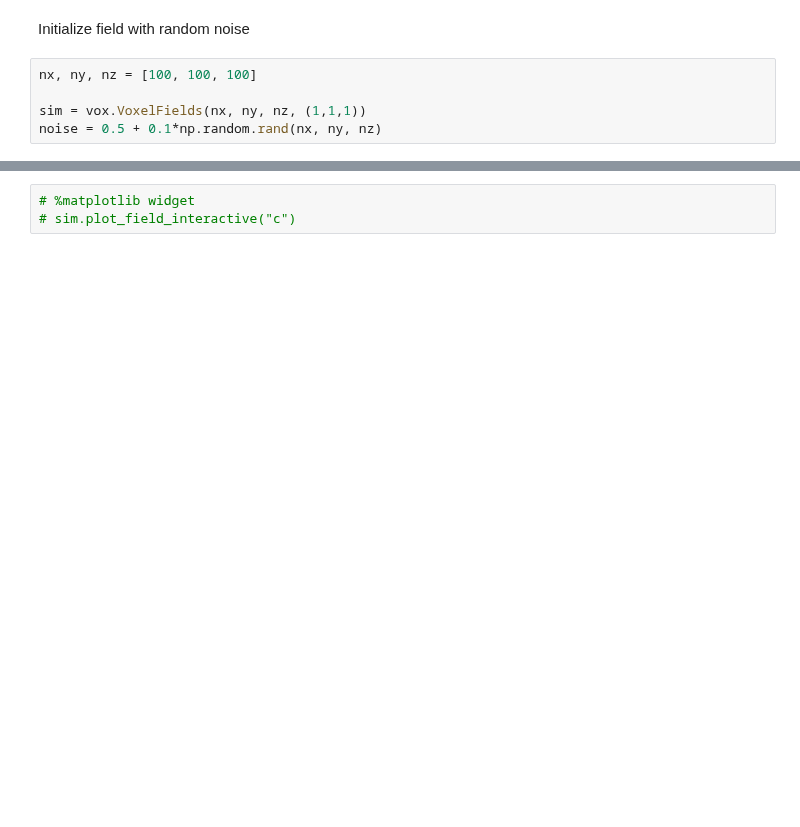
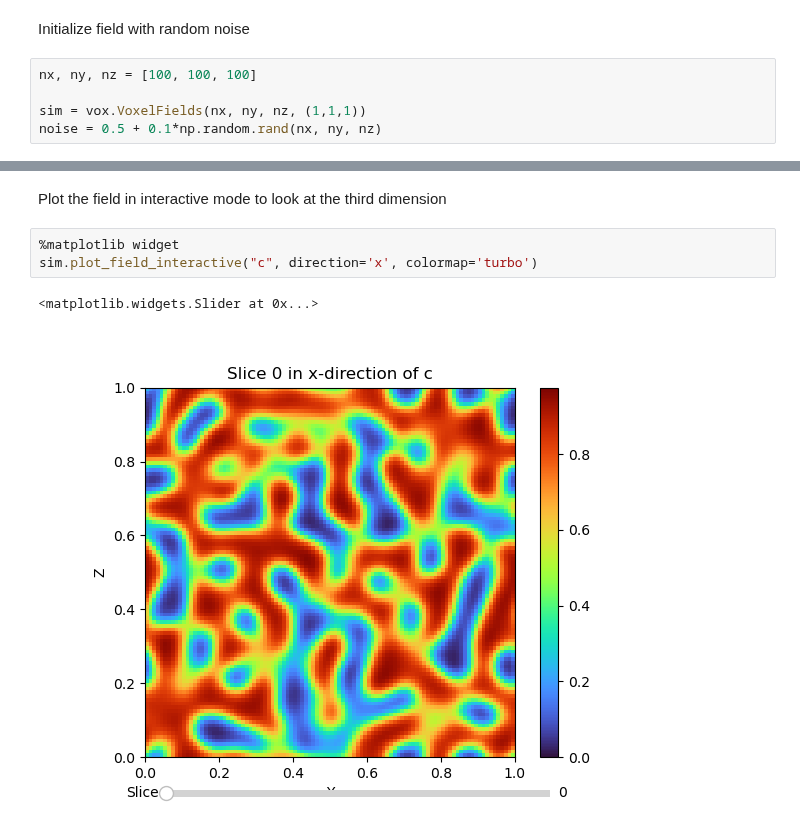
Before and after one commit to daubners/evoxels, a Jupyter notebook: CH_solver_example.ipynb, the cells around one changed output, grey strips where cells are left out. Drawn from its saved outputs; the diff is of its cells as text; blank space fills up the shorter version.

```diff
--- a/CH_solver_example.ipynb
+++ b/CH_solver_example.ipynb
@@ -110,8 +50,13 @@ Wall time: 3.5527 s (0.0036 s/iter)
 GPU-RAM currently allocated 83.89 MB (106.95 MB reserved)
 GPU-RAM maximally allocated 83.89 MB (106.95 MB reserved)
+# %% [markdown]
+Plot the field in interactive mode to look at the third dimension
 # %%
-# %matplotlib widget
-# sim.plot_field_interactive("c")
+%matplotlib widget
+sim.plot_field_interactive("c", direction='x', colormap='turbo')
+# %% [output]
+<matplotlib.widgets.Slider at 0x...>
+[figure, added]
 # %%
 %matplotlib widget
 difference = sim.fields["c"]-reference
```
Also changed, not shown: parts of 17 cells of this notebook, 4 other files.
